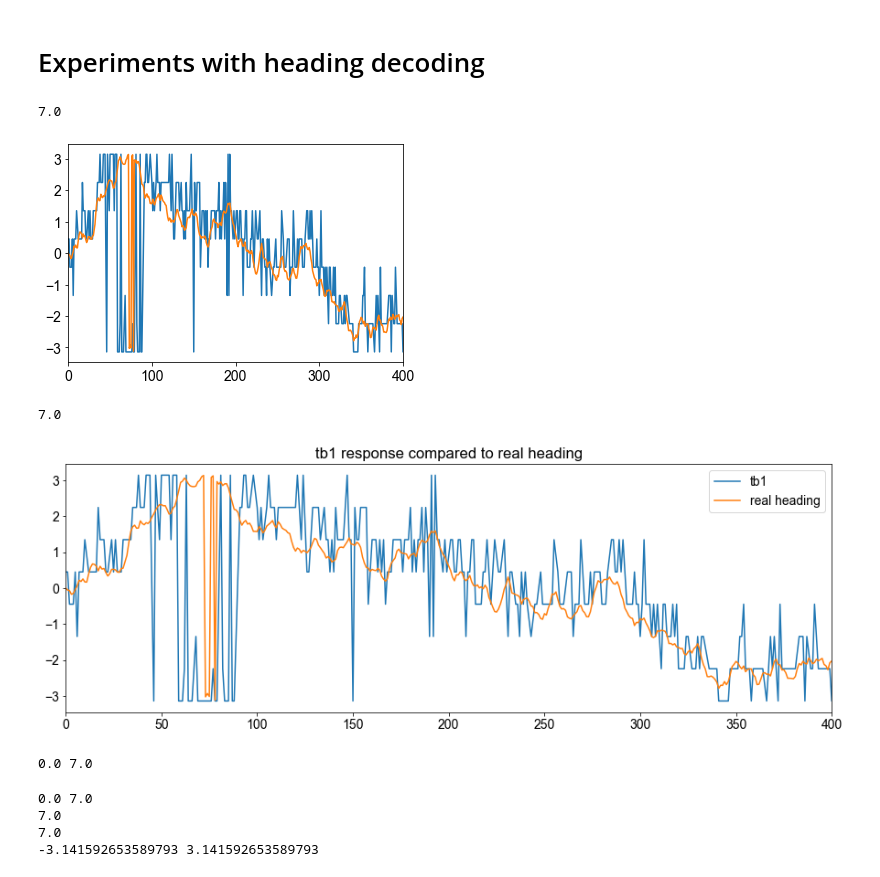
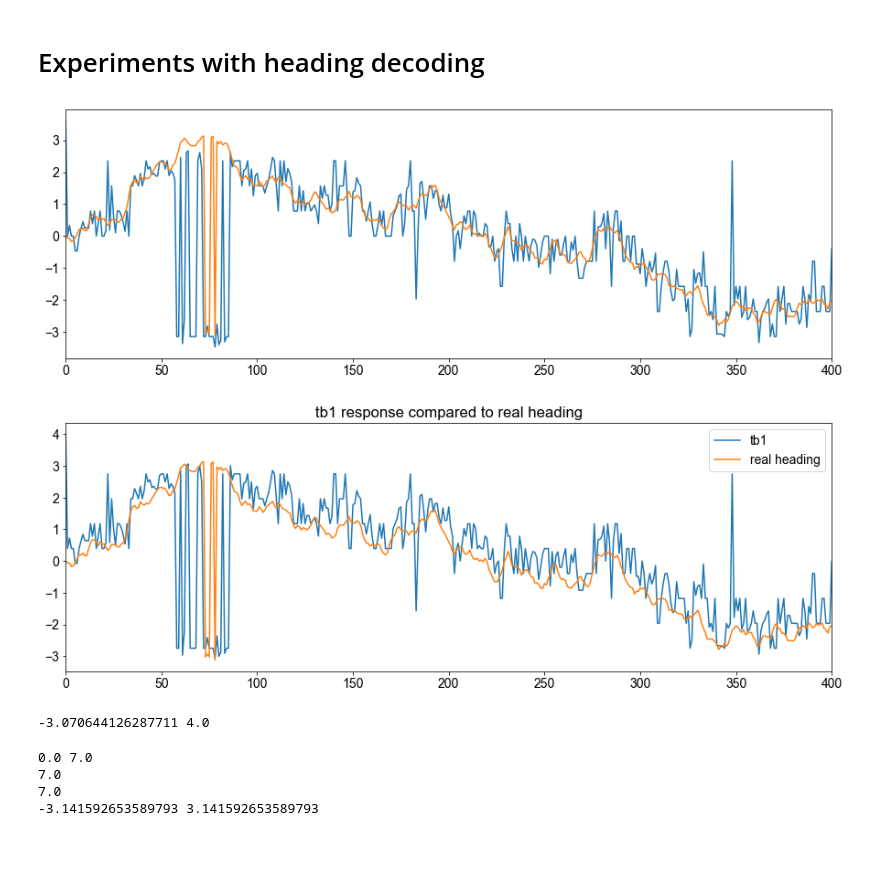
Before and after one commit to filippoferrari/CX_Path_Integration, a Jupyter notebook: notebooks/agent_control.ipynb, the cells around one changed output. Saved outputs shown, nothing was run; the diff lists cells and outputs as text; code cells hidden in the pictures; blank space fills up the shorter version.

Commit message:
fix heading estimate from tb1 spikes

```diff
--- a/notebooks/agent_control.ipynb
+++ b/notebooks/agent_control.ipynb
@@ -252,26 +234,27 @@ matplotlib.backend_bases._get_renderer.<locals>.Done: <matplotlib.backends.backe
 # %%
 def to_degrees(data):
     print(data.max())
     new_value = (data - 0) / (data.max() - 0) * (np.pi - (-np.pi)) - np.pi
     return new_value
 
 def fill_nans(data):
     nans, x= np.isnan(data), lambda z: z.nonzero()[0]
     data[nans]= np.interp(x(nans), x(~nans), data[~nans])
     return data
 
-heads = fill_nans(to_degrees(heading_angles))
-plt.plot(heads)
+
+heads = fill_nans(heading_angles)
+plt.figure(figsize=(15,5))
+plt.plot(heading_angles-np.pi/8)
 plt.plot(h)
 plt.xlim([0,400])
 plt.show()
 # %% [output]
-7.0
-[figure, old version]
+[figure, new version]
 # %%
 plt.figure(figsize=(15,5))
 #plt.plot(heading_angles, label='tb1')
-plt.plot(fill_nans(to_degrees(heading_angles)), label='tb1')
+plt.plot(heading_angles, label='tb1')
 plt.plot(h, label='real heading')
 plt.xlim([0,400])
 plt.title('tb1 response compared to real heading')
@@ -280,9 +263,8 @@ plt.show()
 
 print(heading_angles.min(), heading_angles.max())
 # %% [output]
+[figure, new version]
-7.0
+-3.070644126287711 4.0
-[figure, old version]
-0.0 7.0
 # %%
 print(heading_angles.min(), heading_angles.max())
 print(to_degrees(heading_angles).min(), to_degrees(heading_angles).max())
```
Also changed, not shown: parts of 8 cells of this notebook, 1 other file.
